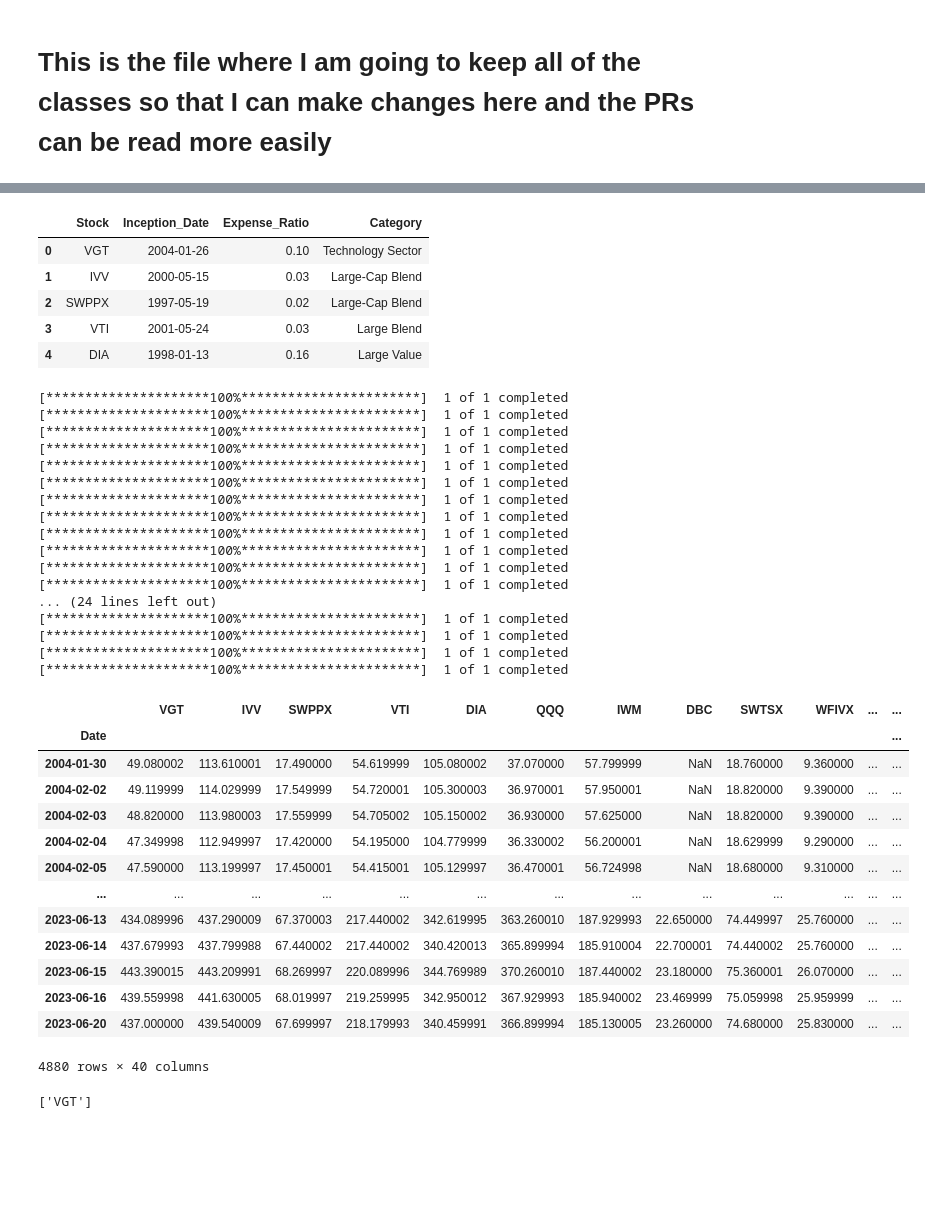
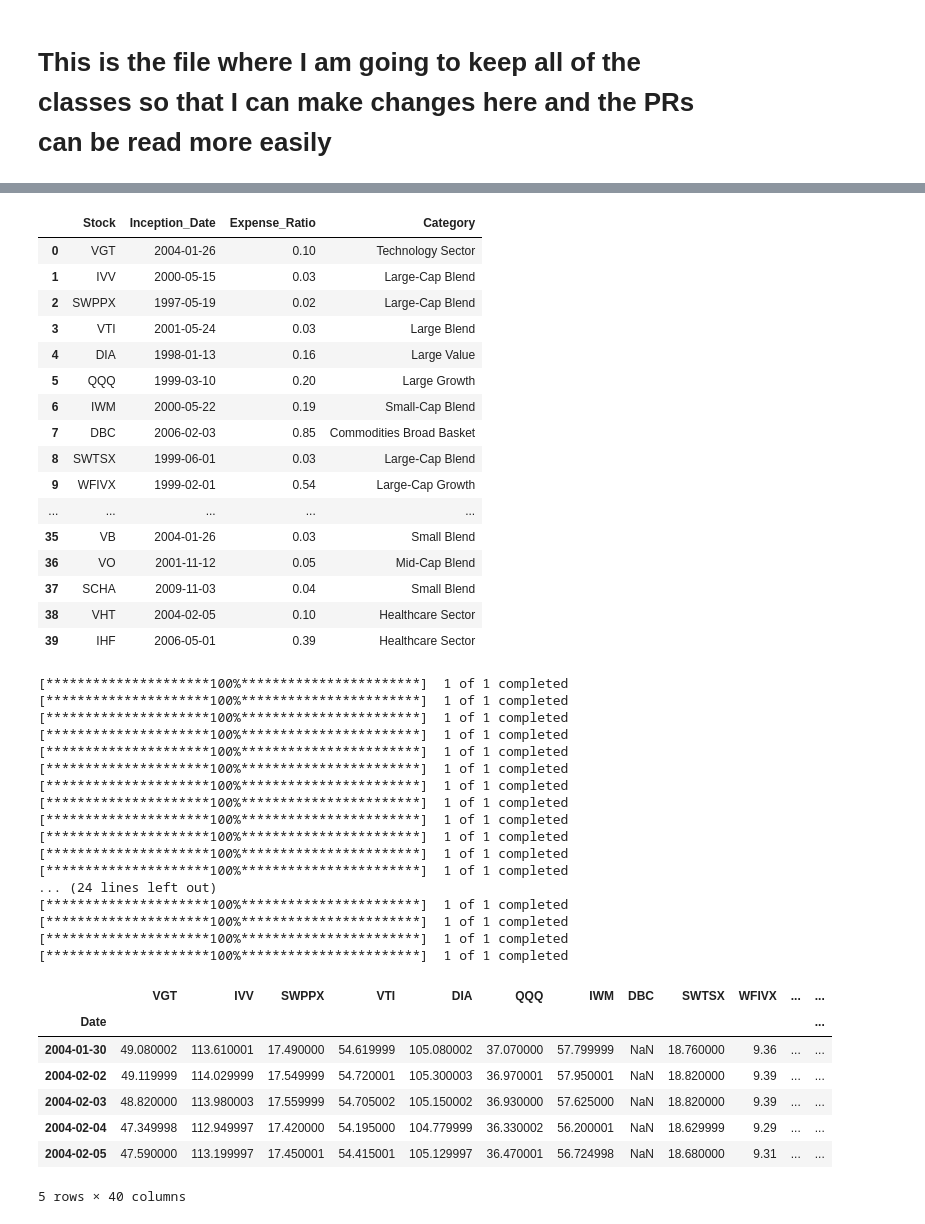
Before and after one commit to bxdong7/FinTrade, a Jupyter notebook: classes.ipynb, the cells around one changed output, grey strips where cells are left out. Cells and saved outputs as stored; diff of their text form; code cells hidden in the pictures; blank space fills up the shorter version.

```diff
--- a/classes.ipynb
+++ b/classes.ipynb
@@ -66,7 +66,7 @@ class dataLoad:
     def load_stocks(self) -> None:
 
         stockDataFrame = pd.DataFrame(self.histData , columns=['Stock', 'Inception_Date', 'Expense_Ratio', 'Category'])
-        return stockDataFrame.head(5)
+        return stockDataFrame
 
     def showETFs(self) -> None:
         return self.etfs
@@ -101,6 +101,17 @@ stockData
 | 2 | SWPPX | 1997-05-19 | 0.02 | Large-Cap Blend |
 | 3 | VTI | 2001-05-24 | 0.03 | Large Blend |
 | 4 | DIA | 1998-01-13 | 0.16 | Large Value |
+| 5 | QQQ | 1999-03-10 | 0.20 | Large Growth |
+| 6 | IWM | 2000-05-22 | 0.19 | Small-Cap Blend |
+| 7 | DBC | 2006-02-03 | 0.85 | Commodities Broad Basket |
+| 8 | SWTSX | 1999-06-01 | 0.03 | Large-Cap Blend |
+| 9 | WFIVX | 1999-02-01 | 0.54 | Large-Cap Growth |
+| ... | ... | ... | ... | ... |
+| 35 | VB | 2004-01-26 | 0.03 | Small Blend |
+| 36 | VO | 2001-11-12 | 0.05 | Mid-Cap Blend |
+| 37 | SCHA | 2009-11-03 | 0.04 | Small Blend |
+| 38 | VHT | 2004-02-05 | 0.10 | Healthcare Sector |
+| 39 | IHF | 2006-05-01 | 0.39 | Healthcare Sector |
 # %%
 # Download the historical stock data for each ETF and store it in a dictionary
 etf_dict = {}
@@ -108,47 +119,37 @@ for etf in ETFList:
     etf_dict[etf] = yf.download(etf)
 
 # Create a new DataFrame to store the closing prices of each ETF
 etf_close_data = pd.DataFrame()
 
 # Extract the 'Close' column for each ETF and assign it as a new column in etf_data
 for etf in ETFList:
     etf_close_data[etf] = etf_dict[etf]['Close']
 
 # Print the resulting DataFrame
-etf_close_data
+etf_close_data.head()
 # %% [output]
 [*********************100%***********************]  1 of 1 completed
 [*********************100%***********************]  1 of 1 completed
 [*********************100%***********************]  1 of 1 completed
 [*********************100%***********************]  1 of 1 completed
 [*********************100%***********************]  1 of 1 completed
 [*********************100%***********************]  1 of 1 completed
 [*********************100%***********************]  1 of 1 completed
 [*********************100%***********************]  1 of 1 completed
 [*********************100%***********************]  1 of 1 completed
 [*********************100%***********************]  1 of 1 completed
 [*********************100%***********************]  1 of 1 completed
 [*********************100%***********************]  1 of 1 completed
 ... (24 lines left out)
 [*********************100%***********************]  1 of 1 completed
 [*********************100%***********************]  1 of 1 completed
 [*********************100%***********************]  1 of 1 completed
 [*********************100%***********************]  1 of 1 completed
 |  | VGT | IVV | SWPPX | VTI | DIA | QQQ | IWM | DBC | SWTSX | WFIVX | ... | ... |
 | Date |  |  |  |  |  |  |  |  |  |  |  | ... |
-| 2004-01-30 | 49.080002 | 113.610001 | 17.490000 | 54.619999 | 105.080002 | 37.070000 | 57.799999 | NaN | 18.760000 | 9.360000 | ... | ... |
-| 2004-02-02 | 49.119999 | 114.029999 | 17.549999 | 54.720001 | 105.300003 | 36.970001 | 57.950001 | NaN | 18.820000 | 9.390000 | ... | ... |
-| 2004-02-03 | 48.820000 | 113.980003 | 17.559999 | 54.705002 | 105.150002 | 36.930000 | 57.625000 | NaN | 18.820000 | 9.390000 | ... | ... |
-| 2004-02-04 | 47.349998 | 112.949997 | 17.420000 | 54.195000 | 104.779999 | 36.330002 | 56.200001 | NaN | 18.629999 | 9.290000 | ... | ... |
-| 2004-02-05 | 47.590000 | 113.199997 | 17.450001 | 54.415001 | 105.129997 | 36.470001 | 56.724998 | NaN | 18.680000 | 9.310000 | ... | ... |
-| ... | ... | ... | ... | ... | ... | ... | ... | ... | ... | ... | ... | ... |
-| 2023-06-13 | 434.089996 | 437.290009 | 67.370003 | 217.440002 | 342.619995 | 363.260010 | 187.929993 | 22.650000 | 74.449997 | 25.760000 | ... | ... |
-| 2023-06-14 | 437.679993 | 437.799988 | 67.440002 | 217.440002 | 340.420013 | 365.899994 | 185.910004 | 22.700001 | 74.440002 | 25.760000 | ... | ... |
-| 2023-06-15 | 443.390015 | 443.209991 | 68.269997 | 220.089996 | 344.769989 | 370.260010 | 187.440002 | 23.180000 | 75.360001 | 26.070000 | ... | ... |
-| 2023-06-16 | 439.559998 | 441.630005 | 68.019997 | 219.259995 | 342.950012 | 367.929993 | 185.940002 | 23.469999 | 75.059998 | 25.959999 | ... | ... |
-| 2023-06-20 | 437.000000 | 439.540009 | 67.699997 | 218.179993 | 340.459991 | 366.899994 | 185.130005 | 23.260000 | 74.680000 | 25.830000 | ... | ... |
+| 2004-01-30 | 49.080002 | 113.610001 | 17.490000 | 54.619999 | 105.080002 | 37.070000 | 57.799999 | NaN | 18.760000 | 9.36 | ... | ... |
+| 2004-02-02 | 49.119999 | 114.029999 | 17.549999 | 54.720001 | 105.300003 | 36.970001 | 57.950001 | NaN | 18.820000 | 9.39 | ... | ... |
+| 2004-02-03 | 48.820000 | 113.980003 | 17.559999 | 54.705002 | 105.150002 | 36.930000 | 57.625000 | NaN | 18.820000 | 9.39 | ... | ... |
+| 2004-02-04 | 47.349998 | 112.949997 | 17.420000 | 54.195000 | 104.779999 | 36.330002 | 56.200001 | NaN | 18.629999 | 9.29 | ... | ... |
+| 2004-02-05 | 47.590000 | 113.199997 | 17.450001 | 54.415001 | 105.129997 | 36.470001 | 56.724998 | NaN | 18.680000 | 9.31 | ... | ... |
-4880 rows × 40 columns
+5 rows × 40 columns
-# %%
-stockChoices
-# %% [output]
-['VGT']
```
Also changed, not shown: parts of 3 cells of this notebook, 1 other file.
